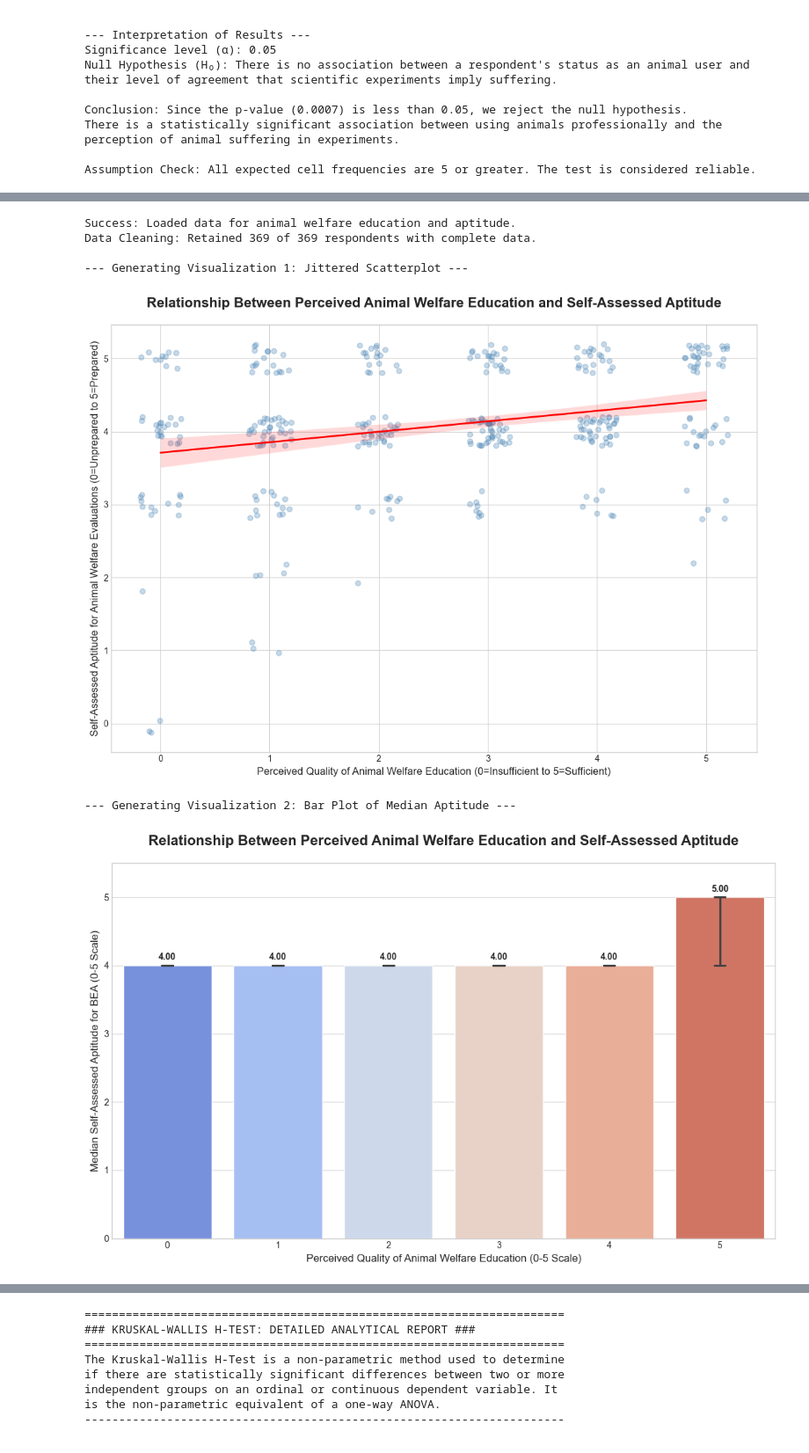
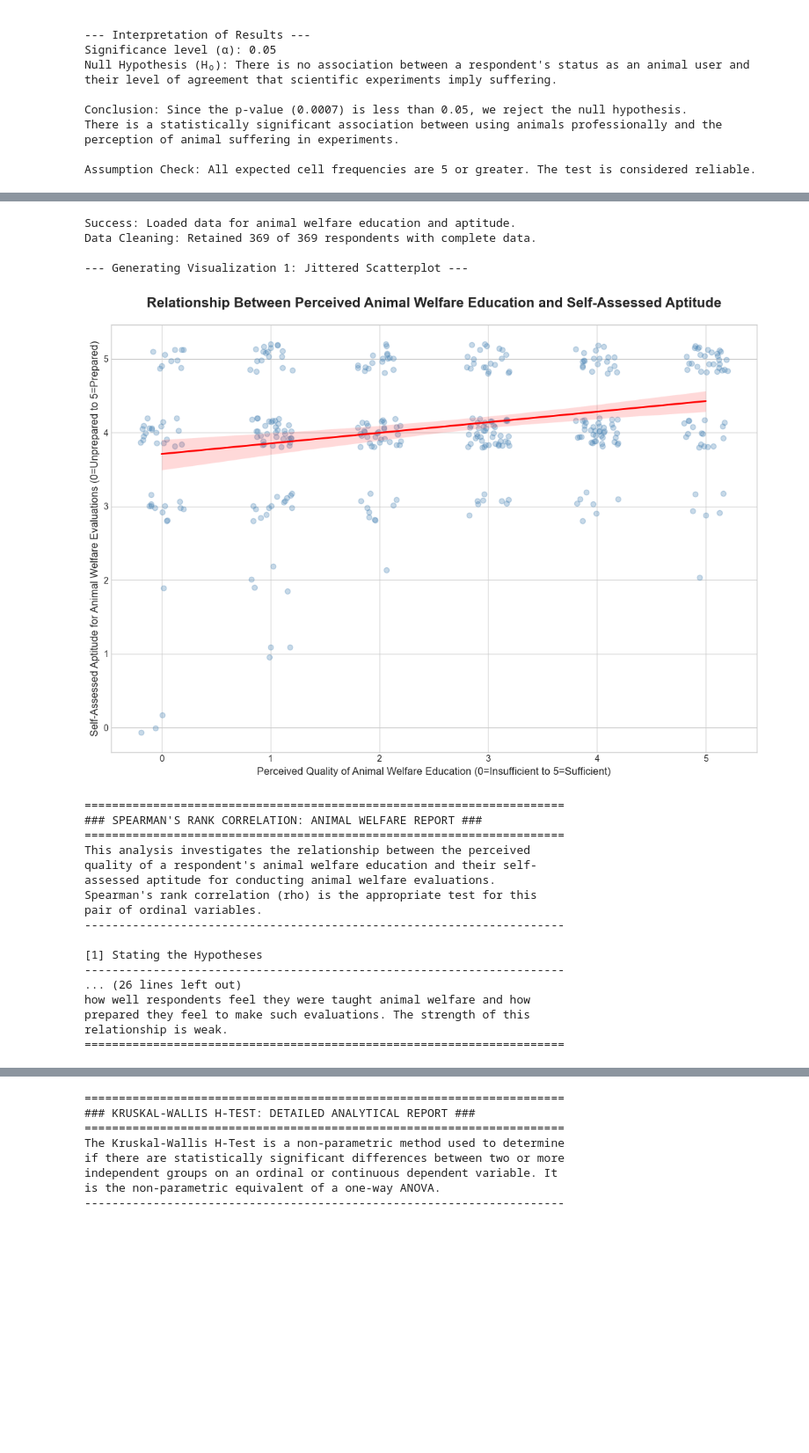
Before and after one commit to 3ff3x0r/CEUAS, a Jupyter notebook: Ceuas_stat.ipynb, the cells around one changed output, grey strips where cells are left out. Shown at 88% size. Drawn from its saved outputs; the diff is of its cells as text; code cells hidden in the pictures; blank space fills up the shorter version.

```diff
--- a/Ceuas_stat.ipynb
+++ b/Ceuas_stat.ipynb
@@ -6102,41 +5905,6 @@ def main():
 
         plt.tight_layout()
         plt.show()
-
-        # --- 3. VISUALIZATION 2: Bar Plot of Median Ranks (for methodological rigor) ---
-        print("\n--- Generating Visualization 2: Bar Plot of Median Aptitude ---")
-
-        plt.figure(figsize=(11, 7))
-        sns.set_style("whitegrid")
-
-        ax_bar = sns.barplot(
-            data=df,
-            x='WelfareEducation',
-            y='WelfareAptitude',
-            estimator=np.median,
-            errorbar='ci',
-            palette='coolwarm',
-            capsize=.1
-        )
-
-        # MODIFICATION: Unified Title
-        plt.title('Relationship Between Perceived Animal Welfare Education and Self-Assessed Aptitude', fontsize=16, fontweight='bold', pad=20)
-        plt.xlabel('Perceived Quality of Animal Welfare Education (0-5 Scale)', fontsize=12)
-        plt.ylabel('Median Self-Assessed Aptitude for BEA (0-5 Scale)', fontsize=12)
-
-        plt.ylim(0, 5.5)
-
-        for p in ax_bar.patches:
-            ax_bar.annotate(f"{p.get_height():.2f}",
-                        (p.get_x() + p.get_width() / 2., p.get_height()),
-                        ha='center', va='center',
-                        xytext=(0, 9),
-                        textcoords='offset points',
-                        fontweight='bold')
-
-        plt.tight_layout()
-        plt.show()
-
 
         # --- 4. Statistical Test: Spearman's Rank Correlation ---
         correlation, p_value = spearmanr(df['WelfareEducation'], df['WelfareAptitude'])
@@ -6209,33 +5977,48 @@ def main():
             "education increases, the self-assessed aptitude for animal welfare evaluations also "
             "tends to increase."
         )
         if p_value < alpha:
              print("\n" + textwrap.fill(strength_text, 70))
         print("-" * 70)
 
         print("\n[4] Final Conclusion")
         print("="*70)
         if p_value < alpha:
             final_text = (
                 "There is a statistically significant, positive relationship between how well "
                 "respondents feel they were taught animal welfare and how prepared they feel to make "
                 f"such evaluations. The strength of this relationship is {strength}."
             )
         else:
             final_text = (
                 "Based on this analysis, we cannot conclude that a significant relationship exists "
                 "between a respondent's animal welfare education and their self-assessed aptitude."
             )
         print(textwrap.fill(final_text, 70))
         print("="*70)
 
 if __name__ == '__main__':
     main()
 # %% [output]
 Success: Loaded data for animal welfare education and aptitude.
 Data Cleaning: Retained 369 of 369 respondents with complete data.
 
 --- Generating Visualization 1: Jittered Scatterplot ---
-[figure, old version]
+[figure, new version]
---- Generating Visualization 2: Bar Plot of Median Aptitude ---
+======================================================================
+### SPEARMAN'S RANK CORRELATION: ANIMAL WELFARE REPORT ###
+======================================================================
+This analysis investigates the relationship between the perceived
+quality of a respondent's animal welfare education and their self-
+assessed aptitude for conducting animal welfare evaluations.
+Spearman's rank correlation (rho) is the appropriate test for this
+pair of ordinal variables.
+----------------------------------------------------------------------
+
+[1] Stating the Hypotheses
+----------------------------------------------------------------------
+... (26 lines left out)
+how well respondents feel they were taught animal welfare and how
+prepared they feel to make such evaluations. The strength of this
+relationship is weak.
+======================================================================
-[figure, removed]
```
Also changed, not shown: parts of 7 cells of this notebook, 2 other files.
